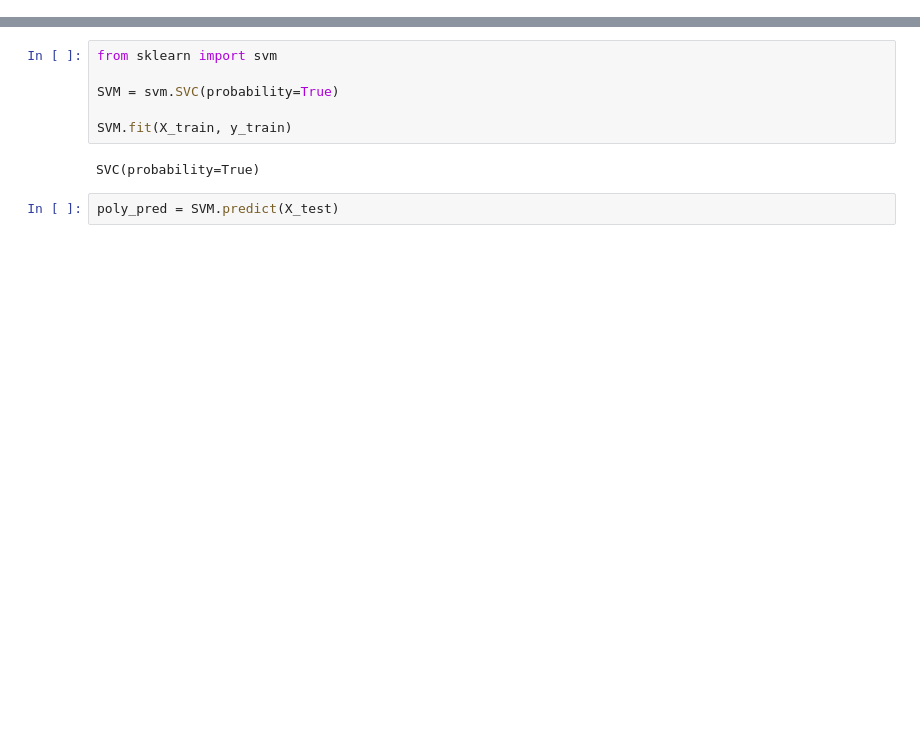
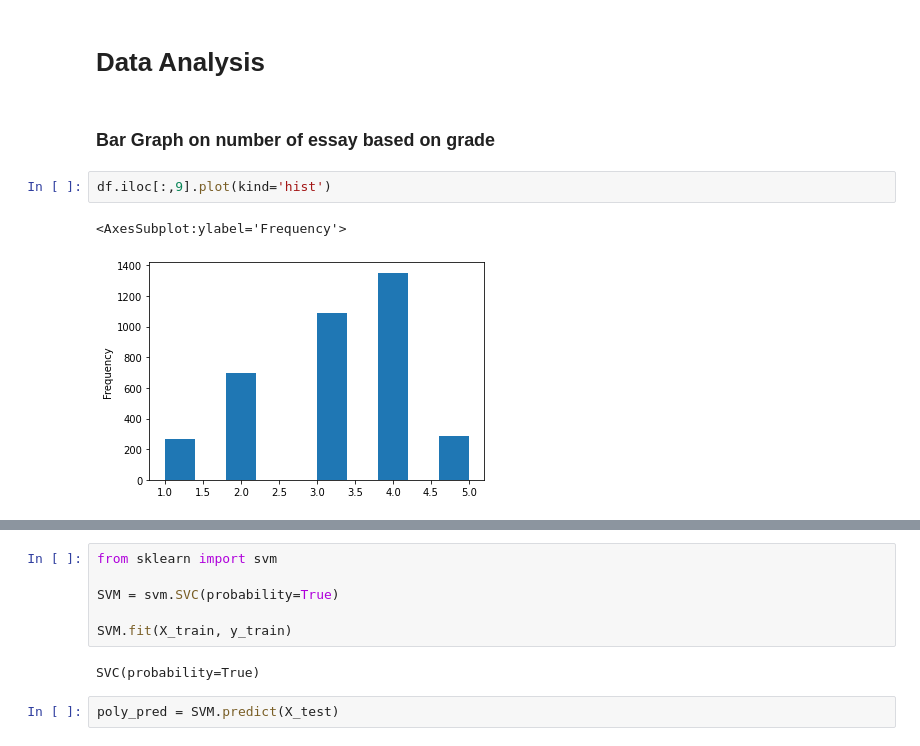
Before and after one commit to rishav-karanjit/Essay-Grader, a Jupyter notebook: Untitled.ipynb, the cells around one changed output, grey strips where cells are left out. Saved outputs shown, nothing was run; the diff lists cells and outputs as text; blank space fills up the shorter version.

```diff
--- a/Untitled.ipynb
+++ b/Untitled.ipynb
@@ -43,0 +66,9 @@ df.corr()
+# %% [markdown]
+# Data Analysis
+# %% [markdown]
+### Bar Graph on number of essay based on grade
+# %%
+df.iloc[:,9].plot(kind='hist')
+# %% [output]
+<AxesSubplot:ylabel='Frequency'>
+[figure, added]
```
Also changed, not shown: parts of 29 cells of this notebook, 8 other files.
